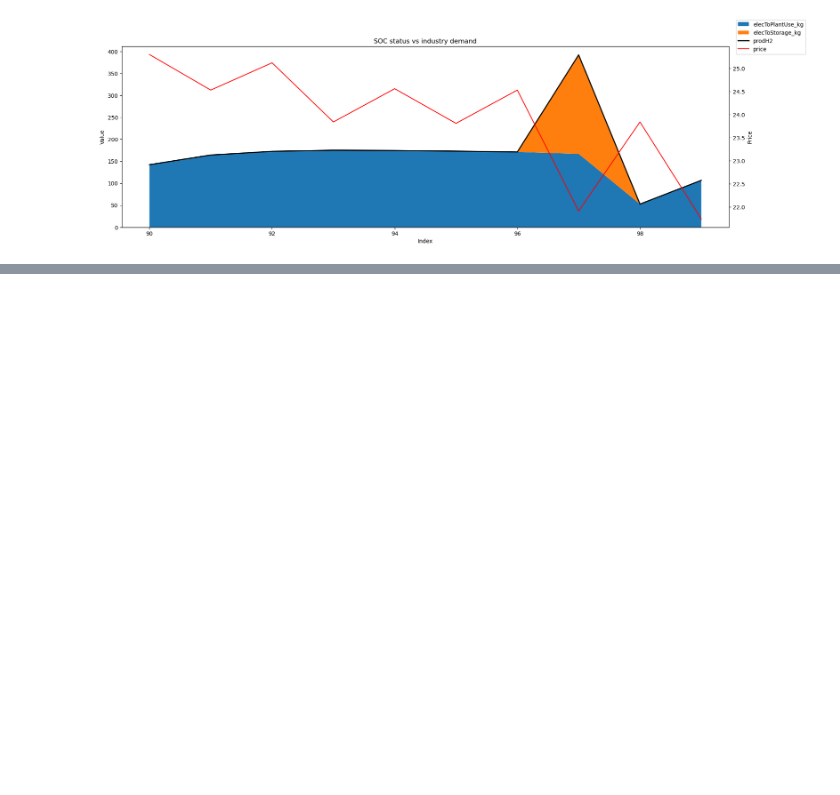
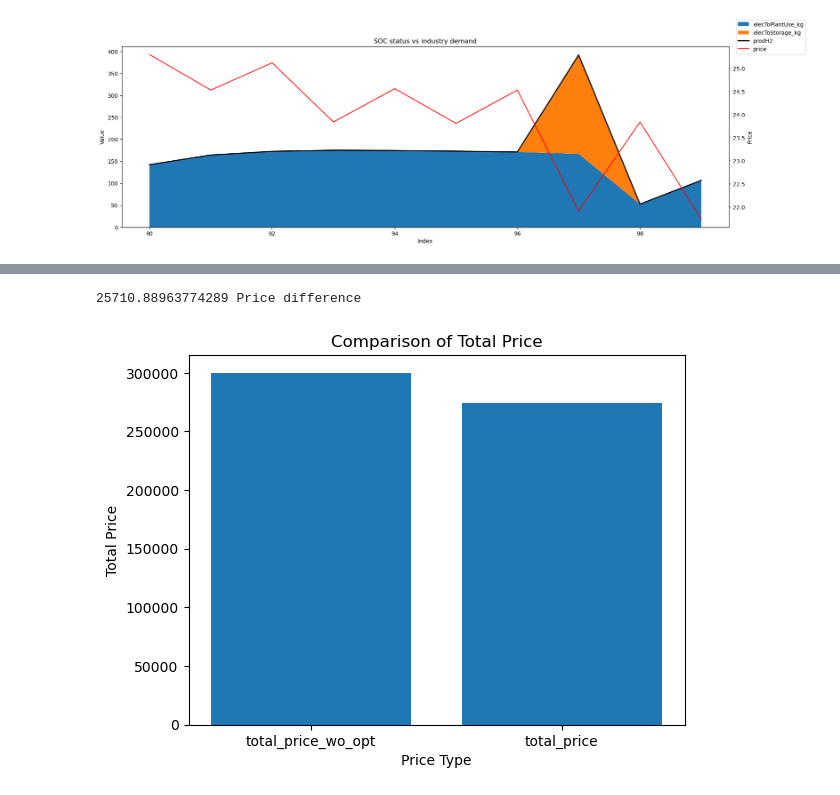
Before and after one commit to khasmammadov/flexABLE, a Jupyter notebook: Data_processing/Optimal_bid_check_seperate_tech_param.ipynb, the cells around one changed output, grey strips where cells are left out. Saved outputs shown, nothing was run; the diff lists cells and outputs as text; code cells hidden in the pictures; blank space fills up the shorter version.

```diff
--- a/Data_processing/Optimal_bid_check_seperate_tech_param.ipynb
+++ b/Data_processing/Optimal_bid_check_seperate_tech_param.ipynb
@@ -159,0 +125,31 @@ TypeError: 'float' object is not iterable
+# %%
+import numpy as np
+#Price check
+sum_total_price_wo_opt = np.sum(total_price_wo_opt)
+sum_total_price = np.sum(total_price)
+difference = sum_total_price_wo_opt-sum_total_price
+
+
+print(difference, 'Price difference')
+
+import matplotlib.pyplot as plt
+
+# Define the x-axis labels
+labels = ['total_price_wo_opt', 'total_price']
+
+# Define the data values
+values = [sum_total_price_wo_opt, sum_total_price]
+
+# Create the bar plot
+plt.bar(labels, values)
+
+# Add labels and title
+plt.xlabel('Price Type')
+plt.ylabel('Total Price')
+plt.title('Comparison of Total Price')
+
+# Display the plot
+plt.show()
+# %% [output]
+25710.88963774289 Price difference
+[figure, added]
```
Also changed, not shown: parts of 5 cells of this notebook, 4 other files.
